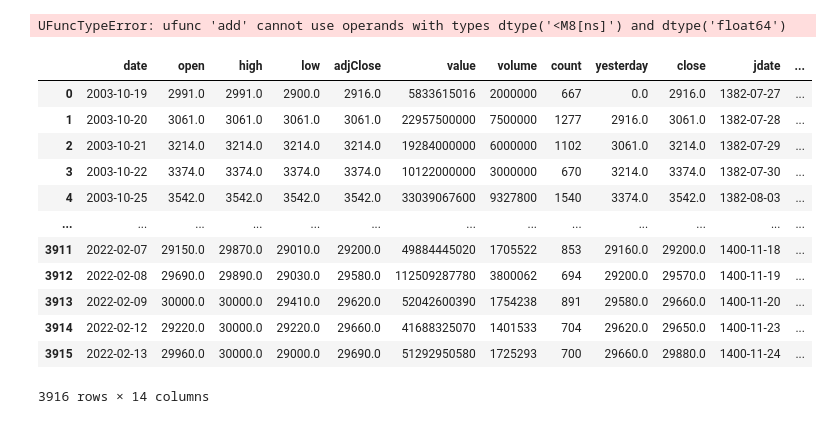
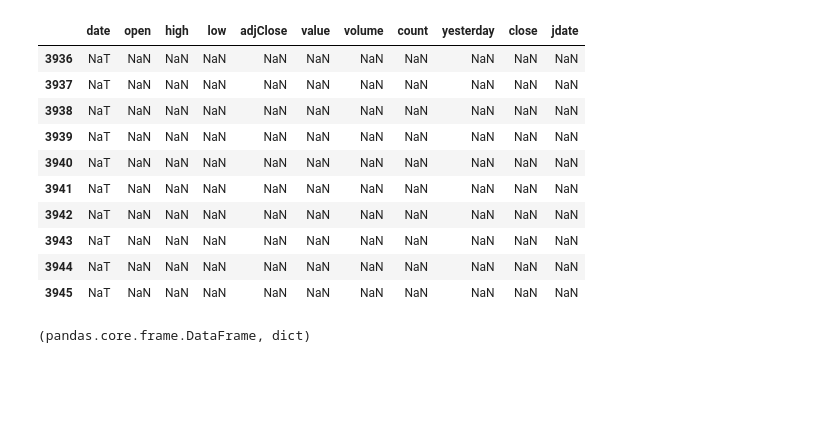
Before and after one commit to heidaralavi/Stock-Pred, a Jupyter notebook: Ichimoku plot by python.ipynb, the cells around one changed output. Saved outputs shown, nothing was run; the diff lists cells and outputs as text; code cells hidden in the pictures; blank space fills up the shorter version.

```diff
--- a/Ichimoku plot by python.ipynb
+++ b/Ichimoku plot by python.ipynb
@@ -15,24 +13,24 @@ a= np.empty(([df.shape[0],1]),dty)
+# %%
+#adding 26 empty row at end of dataframe
+emptydf=pd.DataFrame(index=range(df.index.stop,df.index.stop+26))
+df=df.append(emptydf)
 # %%
-df = df +a
+df.tail(10)
 # %% [output]
-UFuncTypeError: ufunc 'add' cannot use operands with types dtype('<M8[ns]') and dtype('float64')
+|  | date | open | high | low | adjClose | value | volume | count | yesterday | close | jdate |
+| 3936 | NaT | NaN | NaN | NaN | NaN | NaN | NaN | NaN | NaN | NaN | NaN |
+| 3937 | NaT | NaN | NaN | NaN | NaN | NaN | NaN | NaN | NaN | NaN | NaN |
+| 3938 | NaT | NaN | NaN | NaN | NaN | NaN | NaN | NaN | NaN | NaN | NaN |
+| 3939 | NaT | NaN | NaN | NaN | NaN | NaN | NaN | NaN | NaN | NaN | NaN |
+| 3940 | NaT | NaN | NaN | NaN | NaN | NaN | NaN | NaN | NaN | NaN | NaN |
+| 3941 | NaT | NaN | NaN | NaN | NaN | NaN | NaN | NaN | NaN | NaN | NaN |
+| 3942 | NaT | NaN | NaN | NaN | NaN | NaN | NaN | NaN | NaN | NaN | NaN |
+| 3943 | NaT | NaN | NaN | NaN | NaN | NaN | NaN | NaN | NaN | NaN | NaN |
+| 3944 | NaT | NaN | NaN | NaN | NaN | NaN | NaN | NaN | NaN | NaN | NaN |
+| 3945 | NaT | NaN | NaN | NaN | NaN | NaN | NaN | NaN | NaN | NaN | NaN |
-# %%
-df
-# %% [output]
-|  | date | open | high | low | adjClose | value | volume | count | yesterday | close | jdate | ... |
-| 0 | 2003-10-19 | 2991.0 | 2991.0 | 2900.0 | 2916.0 | 5833615016 | 2000000 | 667 | 0.0 | 2916.0 | 1382-07-27 | ... |
-| 1 | 2003-10-20 | 3061.0 | 3061.0 | 3061.0 | 3061.0 | 22957500000 | 7500000 | 1277 | 2916.0 | 3061.0 | 1382-07-28 | ... |
-| 2 | 2003-10-21 | 3214.0 | 3214.0 | 3214.0 | 3214.0 | 19284000000 | 6000000 | 1102 | 3061.0 | 3214.0 | 1382-07-29 | ... |
-| 3 | 2003-10-22 | 3374.0 | 3374.0 | 3374.0 | 3374.0 | 10122000000 | 3000000 | 670 | 3214.0 | 3374.0 | 1382-07-30 | ... |
-| 4 | 2003-10-25 | 3542.0 | 3542.0 | 3542.0 | 3542.0 | 33039067600 | 9327800 | 1540 | 3374.0 | 3542.0 | 1382-08-03 | ... |
-| ... | ... | ... | ... | ... | ... | ... | ... | ... | ... | ... | ... | ... |
-| 3911 | 2022-02-07 | 29150.0 | 29870.0 | 29010.0 | 29200.0 | 49884445020 | 1705522 | 853 | 29160.0 | 29200.0 | 1400-11-18 | ... |
-| 3912 | 2022-02-08 | 29690.0 | 29890.0 | 29030.0 | 29580.0 | 112509287780 | 3800062 | 694 | 29200.0 | 29570.0 | 1400-11-19 | ... |
-| 3913 | 2022-02-09 | 30000.0 | 30000.0 | 29410.0 | 29620.0 | 52042600390 | 1754238 | 891 | 29580.0 | 29660.0 | 1400-11-20 | ... |
-| 3914 | 2022-02-12 | 29220.0 | 30000.0 | 29220.0 | 29660.0 | 41688325070 | 1401533 | 704 | 29620.0 | 29650.0 | 1400-11-23 | ... |
-| 3915 | 2022-02-13 | 29960.0 | 30000.0 | 29000.0 | 29690.0 | 51292950580 | 1725293 | 700 | 29660.0 | 29880.0 | 1400-11-24 | ... |
-3916 rows × 14 columns
 # %%
 type(df),type(data)
+# %% [output]
+(pandas.core.frame.DataFrame, dict)
 # %%
 df.describe()
```
Also changed, not shown: parts of 9 cells of this notebook.
